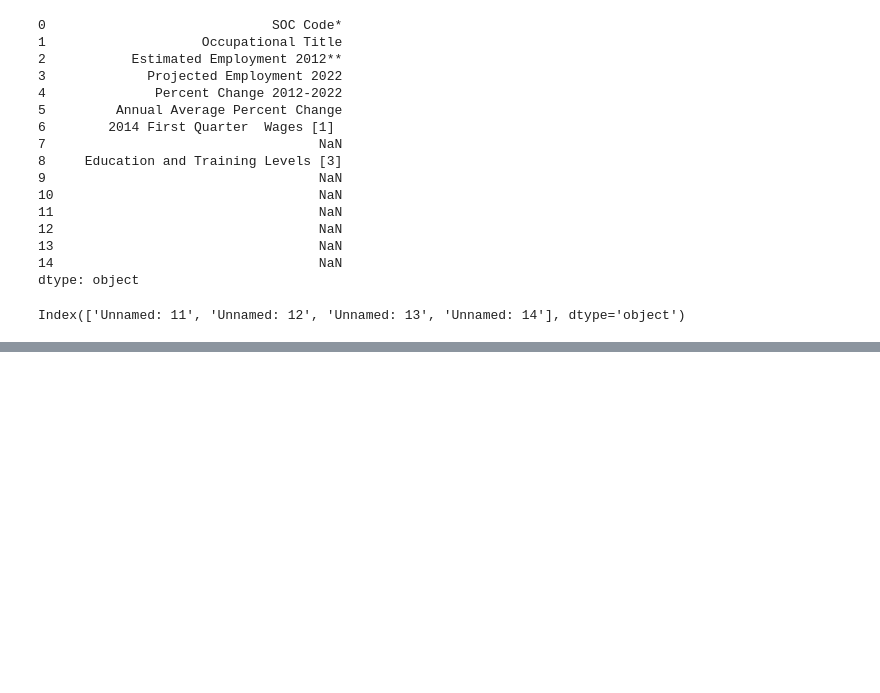
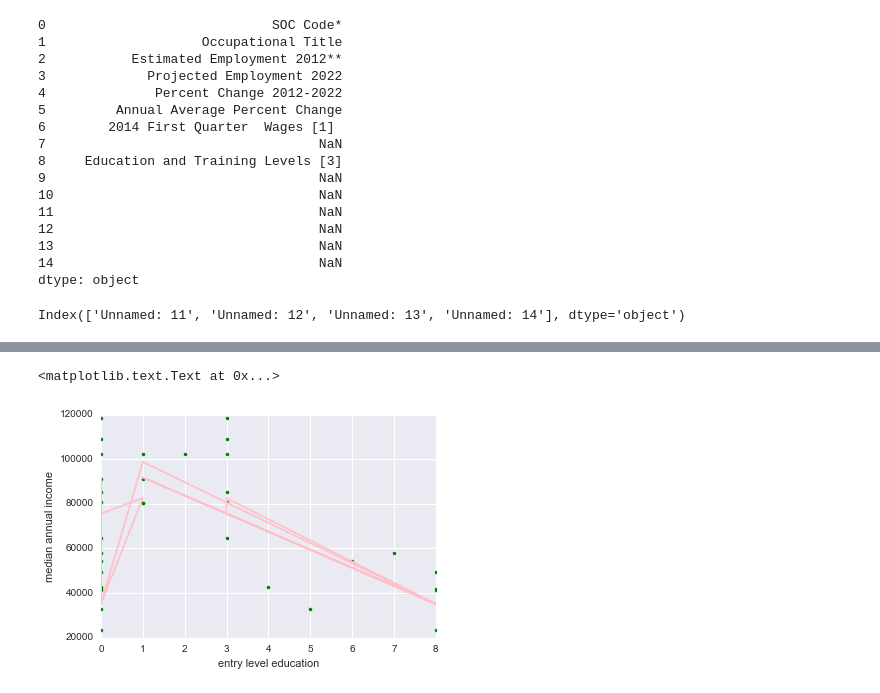
Before and after one commit to szeitlin/labor-force, a Jupyter notebook: 05252016_laborforce_initial-eda.ipynb, the cells around one changed output, grey strips where cells are left out. Cells and saved outputs as stored; diff of their text form; code cells hidden in the pictures; blank space fills up the shorter version.

```diff
--- a/05252016_laborforce_initial-eda.ipynb
+++ b/05252016_laborforce_initial-eda.ipynb
@@ -85,0 +163,8 @@ fast_occ.head()
+# %%
+plt.plot(X_test, y_test, '.', color='green')
+plt.plot(X_test, sk_lr.predict(X_test), color='pink')
+plt.xlabel('entry level education')
+plt.ylabel('median annual income')
+# %% [output]
+<matplotlib.text.Text at 0x...>
+[figure, added]
```
Also changed, not shown: parts of 34 cells of this notebook, 1 other file.
